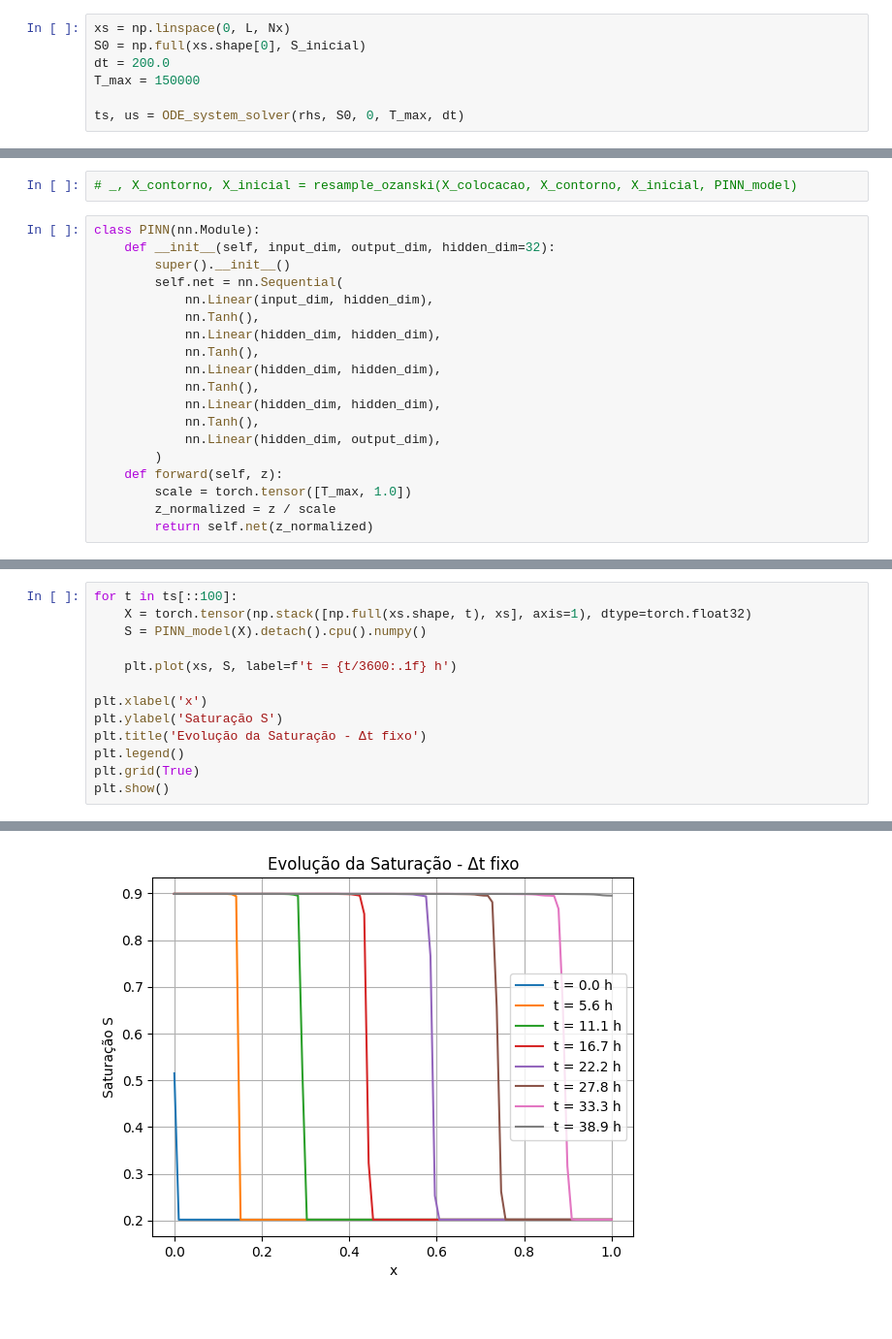
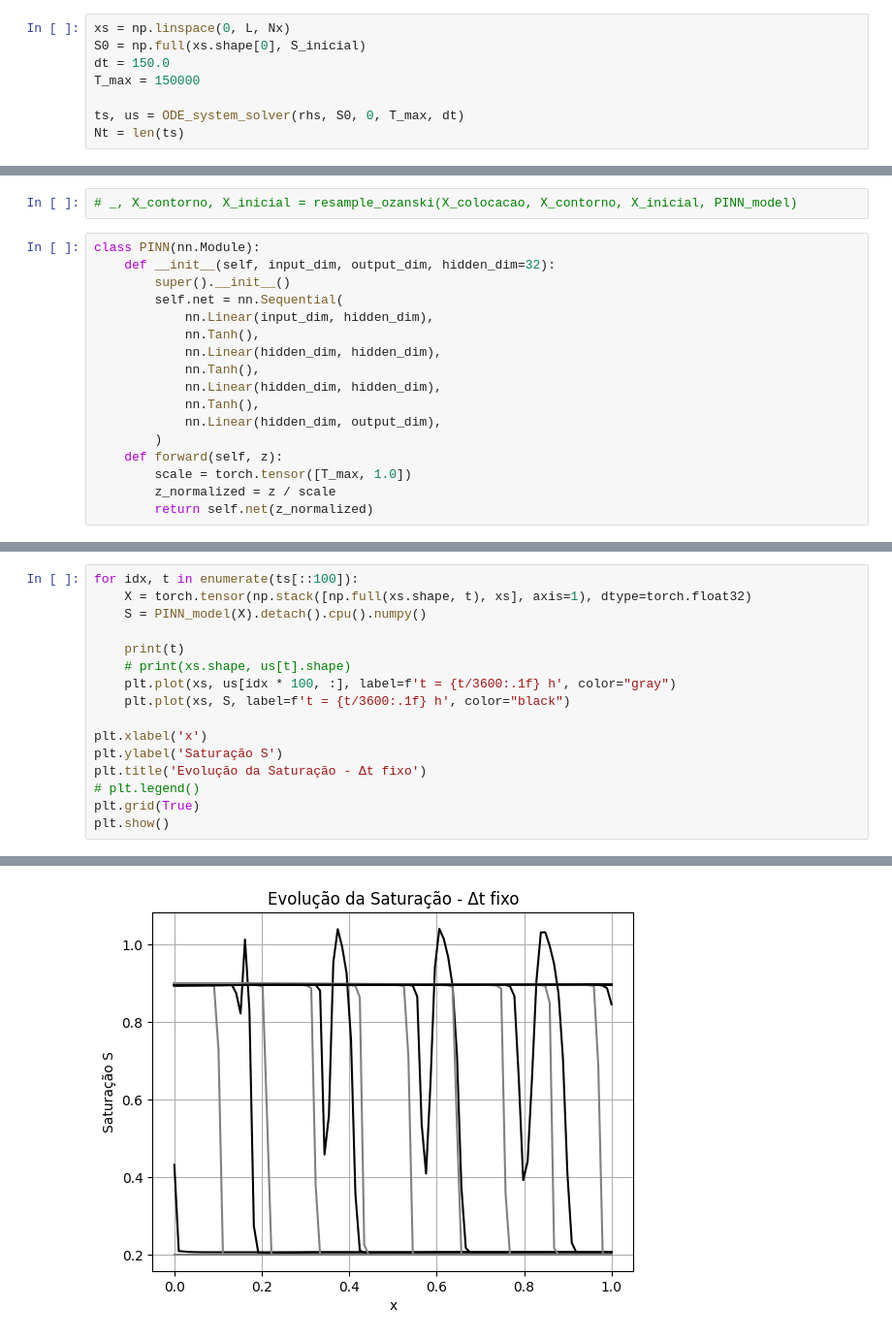
Before and after one commit to LabFluid/biossurfactantes, a Jupyter notebook: PINN_testes/PINN-caso1.ipynb, the cells around one changed output, grey strips where cells are left out. Shown at 97% size. Cells and saved outputs as stored; diff of their text form.

```diff
--- a/PINN_testes/PINN-caso1.ipynb
+++ b/PINN_testes/PINN-caso1.ipynb
@@ -67,10 +65,11 @@ def rhs(t, y):
 # %%
 xs = np.linspace(0, L, Nx)
 S0 = np.full(xs.shape[0], S_inicial)
-dt = 200.0
+dt = 150.0
 T_max = 150000
 
 ts, us = ODE_system_solver(rhs, S0, 0, T_max, dt)
+Nt = len(ts)
 # %%
 N_plot = 5000
 
@@ -180,8 +185,6 @@ class PINN(nn.Module):
             nn.Tanh(),
             nn.Linear(hidden_dim, hidden_dim),
             nn.Tanh(),
-            nn.Linear(hidden_dim, hidden_dim),
-            nn.Tanh(),
             nn.Linear(hidden_dim, output_dim),
         )
     def forward(self, z):
@@ -280,14 +406,17 @@ plt.show()
 # %%
-for t in ts[::100]:
+for idx, t in enumerate(ts[::100]):
     X = torch.tensor(np.stack([np.full(xs.shape, t), xs], axis=1), dtype=torch.float32)
     S = PINN_model(X).detach().cpu().numpy()
 
-    plt.plot(xs, S, label=f't = {t/3600:.1f} h')
+    print(t)
+    # print(xs.shape, us[t].shape)
+    plt.plot(xs, us[idx * 100, :], label=f't = {t/3600:.1f} h', color="gray")
+    plt.plot(xs, S, label=f't = {t/3600:.1f} h', color="black")
 
 plt.xlabel('x')
 plt.ylabel('Saturação S')
 plt.title('Evolução da Saturação - Δt fixo')
-plt.legend()
+# plt.legend()
 plt.grid(True)
 plt.show()
 # %% [output]
@@ -294 +433 @@ plt.show()
-[figure, old version]
+[figure, new version]
```
Also changed, not shown: parts of 29 cells of this notebook.
